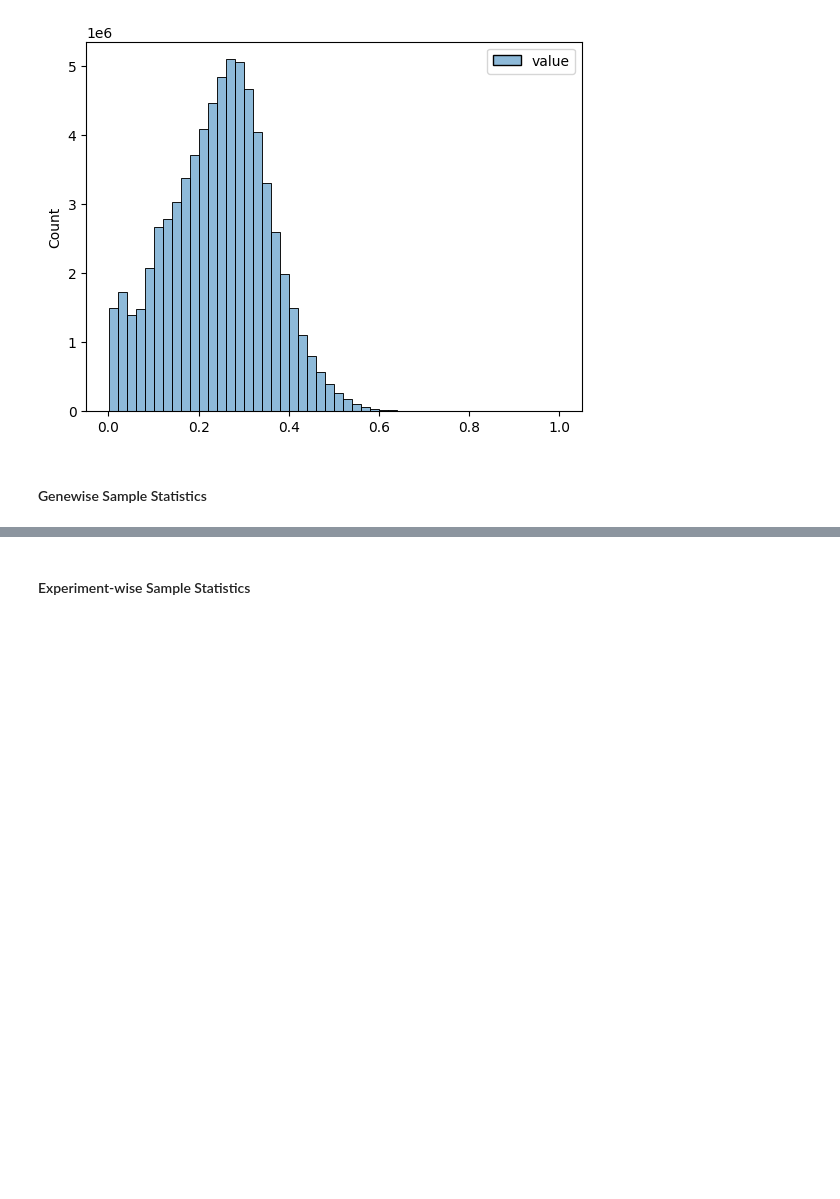
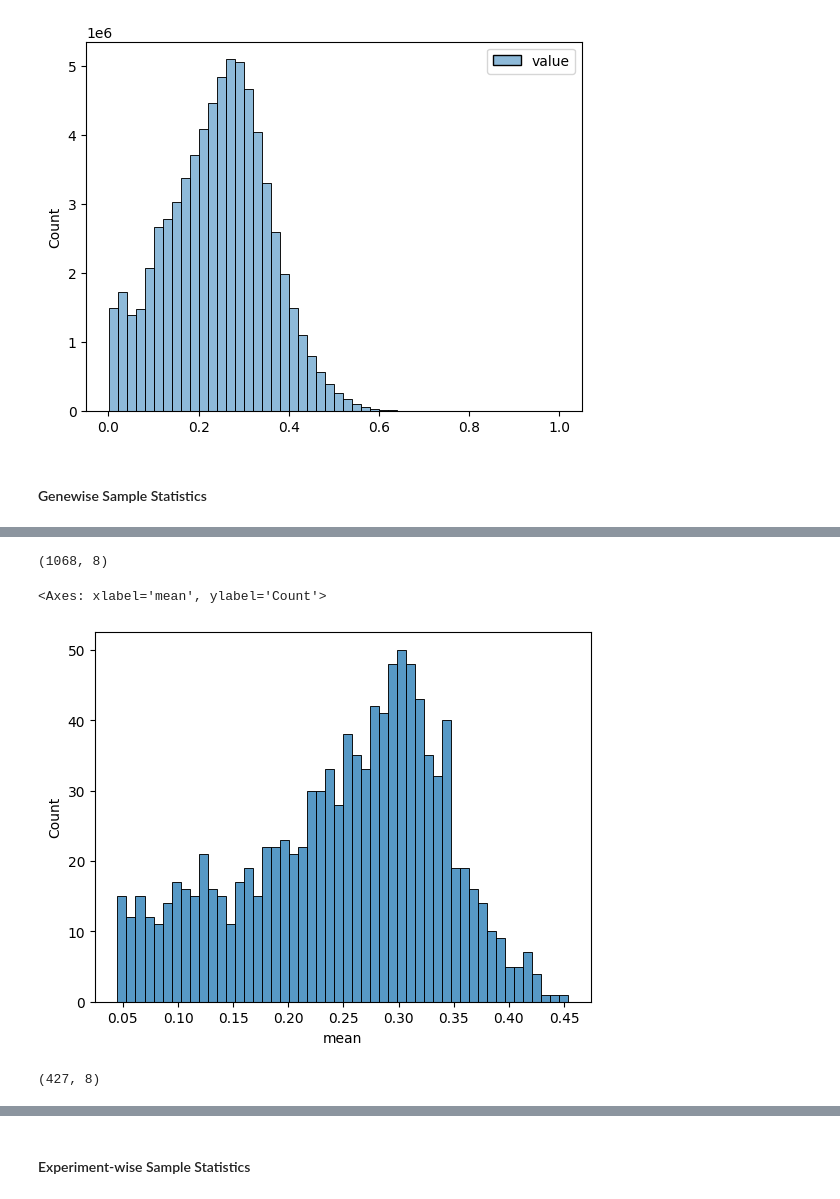
Before and after one commit to Mukundan-T/seqADAGE, a Jupyter notebook: Py/muk_transfer_learning/Mukundan_sA_ecmg_tl.ipynb, the cells around one changed output, grey strips where cells are left out. Drawn from its saved outputs; the diff is of its cells as text; code cells hidden in the pictures; blank space fills up the shorter version.

```diff
--- a/Py/muk_transfer_learning/Mukundan_sA_ecmg_tl.ipynb
+++ b/Py/muk_transfer_learning/Mukundan_sA_ecmg_tl.ipynb
@@ -140,0 +137,26 @@ plt.axvline(0.1, color='red')
+# %%
+# Get 25th percentile cutoff
+var_cutoff = np.percentile(gene_stats['std'] ** 2, 25)
+
+# Pull bottom 25% variance genes
+low_var_genes = gene_stats[gene_stats['std'] ** 2 < var_cutoff]
+
+low_var_genes.shape
+# %% [output]
+(1068, 8)
+# %%
+low_var_genes = all_comp.T[low_var_genes.index].describe().T
+sns.histplot(low_var_genes['mean'], bins = 50)
+# %% [output]
+<Axes: xlabel='mean', ylabel='Count'>
+[figure, added]
+# %%
+# Get 40th percentile cutoff
+mean_cutoff = np.percentile(low_var_genes['mean'], 40)
+
+# Pull bottom 40% mean genes
+genes_to_rm = low_var_genes[low_var_genes['mean'] < mean_cutoff]
+
+genes_to_rm.shape
+# %% [output]
+(427, 8)
```
Also changed, not shown: parts of 14 cells of this notebook.
